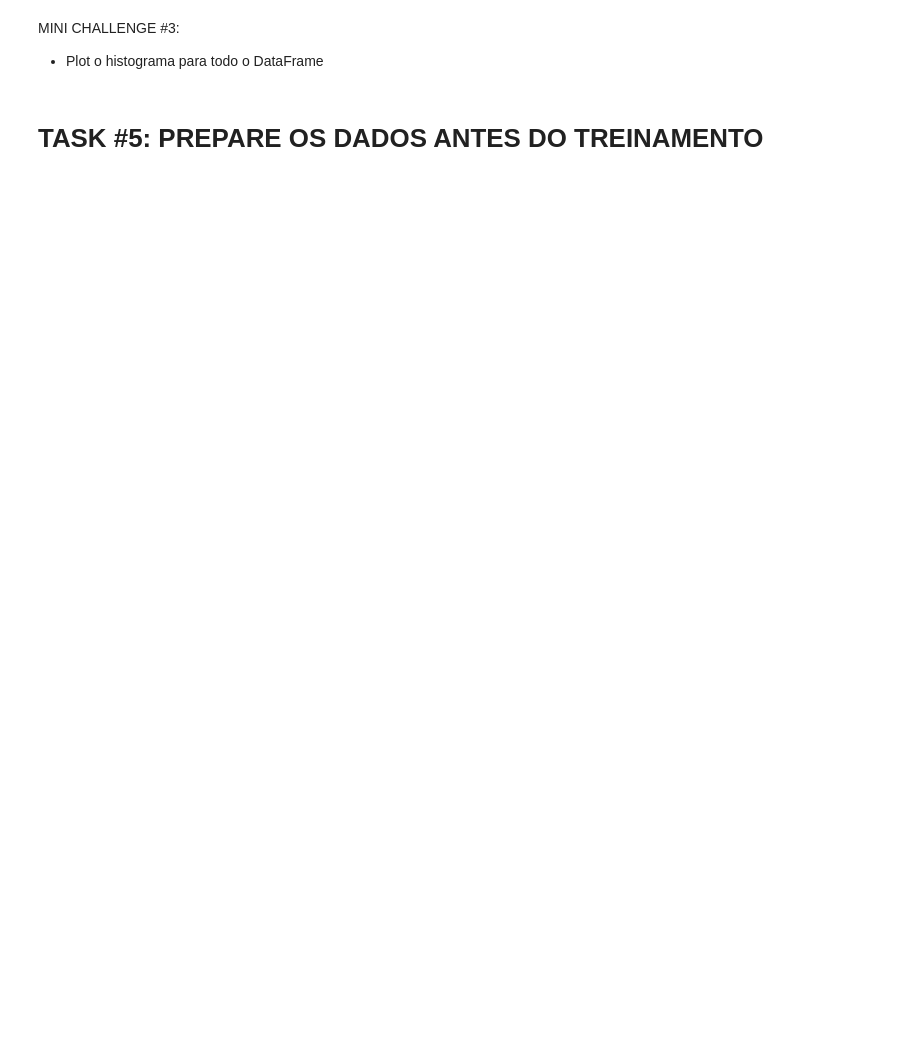
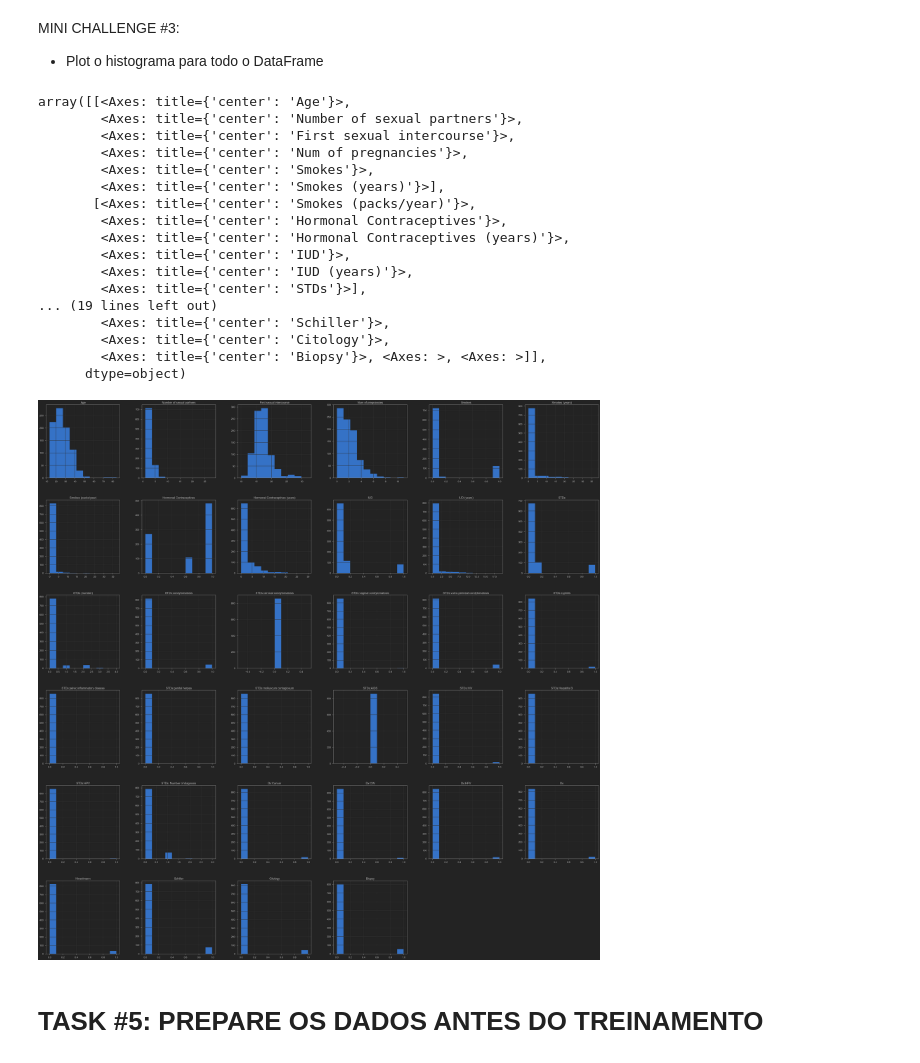
Before and after one commit to Vinicius-da-Cruz-Muller/Random-Notebooks, a Jupyter notebook: Análise preditiva/Cervical Cancer Prediction Using XG-boost algorithm.ipynb, the cells around one changed output. Cells and saved outputs as stored; diff of their text form; code cells hidden in the pictures; blank space fills up the shorter version.

```diff
--- a/Análise preditiva/Cervical Cancer Prediction Using XG-boost algorithm.ipynb
+++ b/Análise preditiva/Cervical Cancer Prediction Using XG-boost algorithm.ipynb
@@ -132,3 +245,5 @@ memory usage: 241.4+ KB
 # %%
 # Since STDs: Time since first diagnosis  and STDs: Time since last diagnosis have more than 80% missing values
 # we can drop them
+cancer_df = cancer_df.drop(columns = ['STDs: Time since first diagnosis', 'STDs: Time since last diagnosis'])
+cancer_df.info()
@@ -145,2 +327,4 @@ cancer_df.info()
 # %%
 # Replace null values with mean
+cancer_df = cancer_df.fillna(cancer_df.mean())
+cancer_df.head(5)
@@ -163,6 +396,27 @@ plt.show()
 # %% [markdown]
 MINI CHALLENGE #3:
 - Plot o histograma para todo o  DataFrame
+# %%
+cancer_df.hist(bins=10, figsize=(50,50), color='b')
+# %% [output]
+array([[<Axes: title={'center': 'Age'}>,
+        <Axes: title={'center': 'Number of sexual partners'}>,
+        <Axes: title={'center': 'First sexual intercourse'}>,
+        <Axes: title={'center': 'Num of pregnancies'}>,
+        <Axes: title={'center': 'Smokes'}>,
+        <Axes: title={'center': 'Smokes (years)'}>],
+       [<Axes: title={'center': 'Smokes (packs/year)'}>,
+        <Axes: title={'center': 'Hormonal Contraceptives'}>,
+        <Axes: title={'center': 'Hormonal Contraceptives (years)'}>,
+        <Axes: title={'center': 'IUD'}>,
+        <Axes: title={'center': 'IUD (years)'}>,
+        <Axes: title={'center': 'STDs'}>],
+... (19 lines left out)
+        <Axes: title={'center': 'Schiller'}>,
+        <Axes: title={'center': 'Citology'}>,
+        <Axes: title={'center': 'Biopsy'}>, <Axes: >, <Axes: >]],
+      dtype=object)
+[figure, added]
 # %% [markdown]
 # TASK #5: PREPARE OS DADOS ANTES DO TREINAMENTO
 # %%
```
Also changed, not shown: parts of 47 cells of this notebook.
